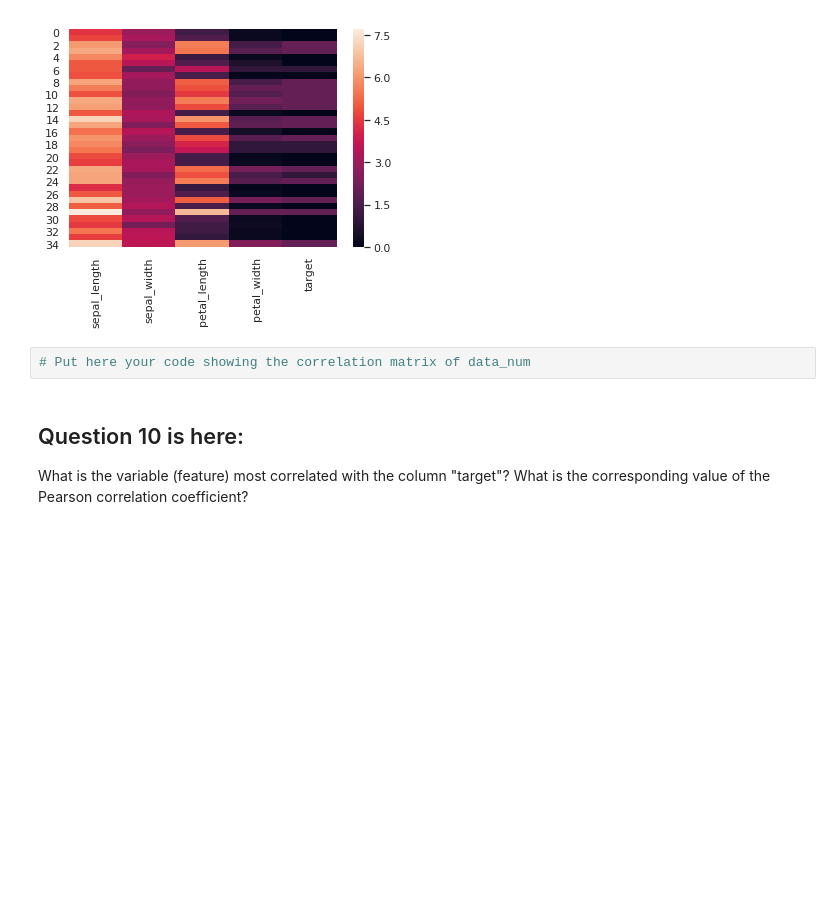
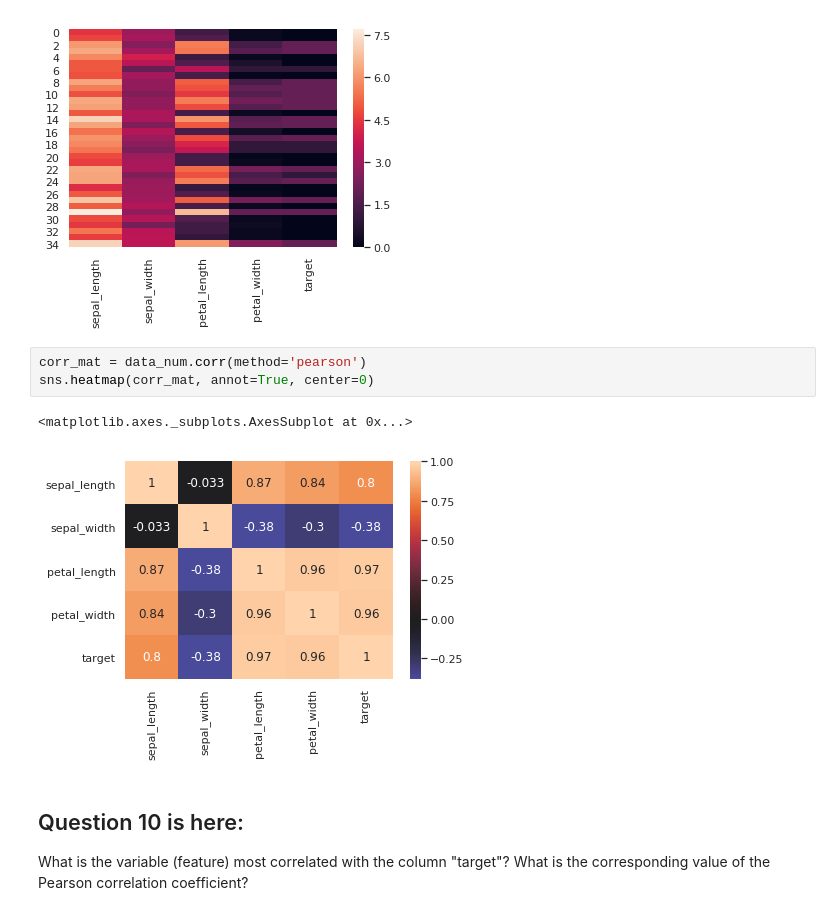
Before and after one commit to jeromecst/info232, a Jupyter notebook: TP0/TP0.ipynb, the cells around one changed output. Saved outputs shown, nothing was run; the diff lists cells and outputs as text; blank space fills up the shorter version.

```diff
--- a/TP0/TP0.ipynb
+++ b/TP0/TP0.ipynb
@@ -327,8 +327,12 @@ sns.heatmap(data_num)
 4           5.8          4.0           1.2          0.2       0
 <matplotlib.axes._subplots.AxesSubplot at 0x...>
 [figure]
-# %%
-# Put here your code showing the correlation matrix of data_num
+# %%
+corr_mat = data_num.corr(method='pearson')
+sns.heatmap(corr_mat, annot=True, center=0)
+# %% [output]
+<matplotlib.axes._subplots.AxesSubplot at 0x...>
+[figure, added]
 # %% [markdown]
 ## Question 10 is here:
 What is the variable (feature) most correlated with the column "target"? What is the corresponding value of the Pearson correlation coefficient?
```
Also changed, not shown: parts of 1 cell of this notebook.
